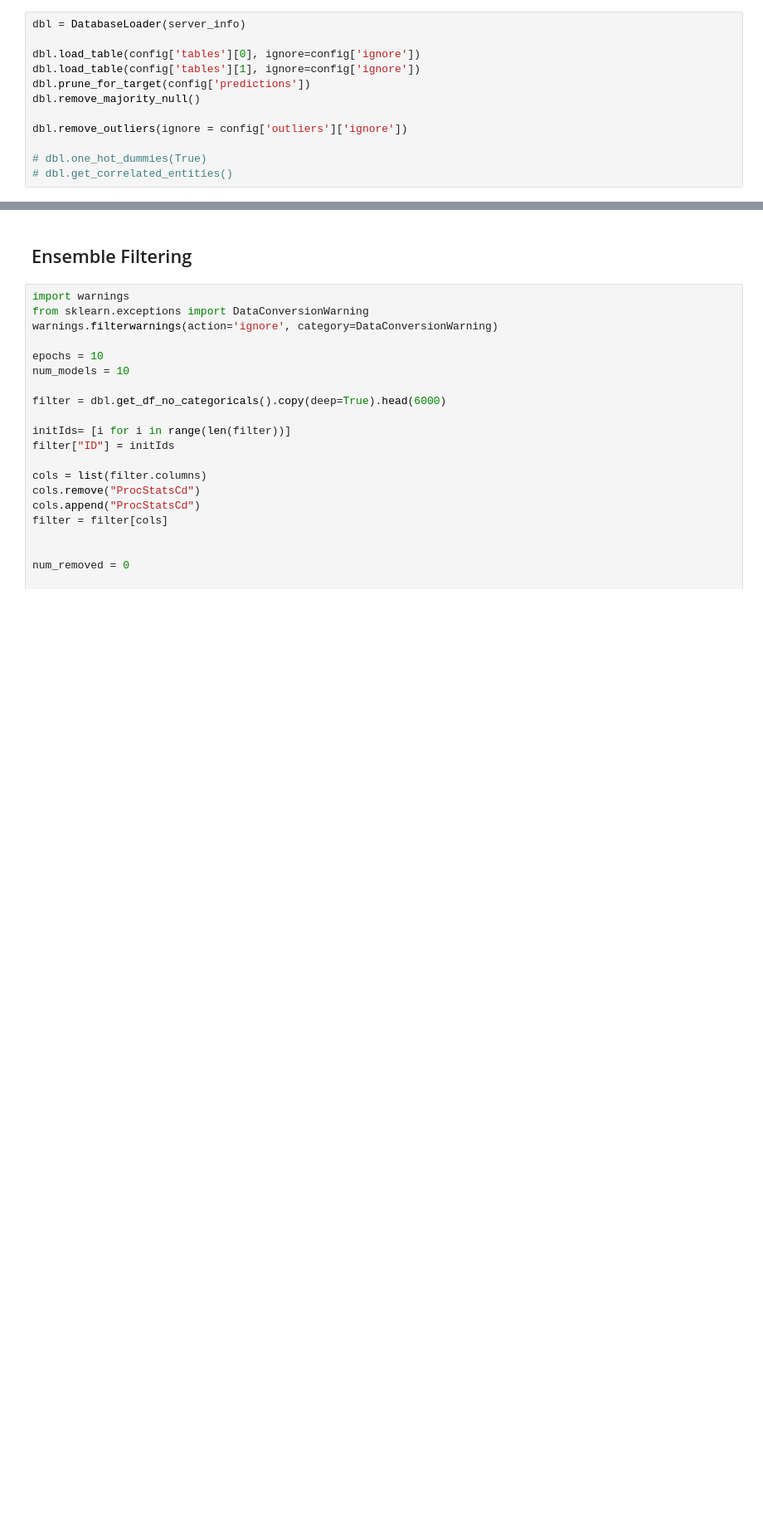
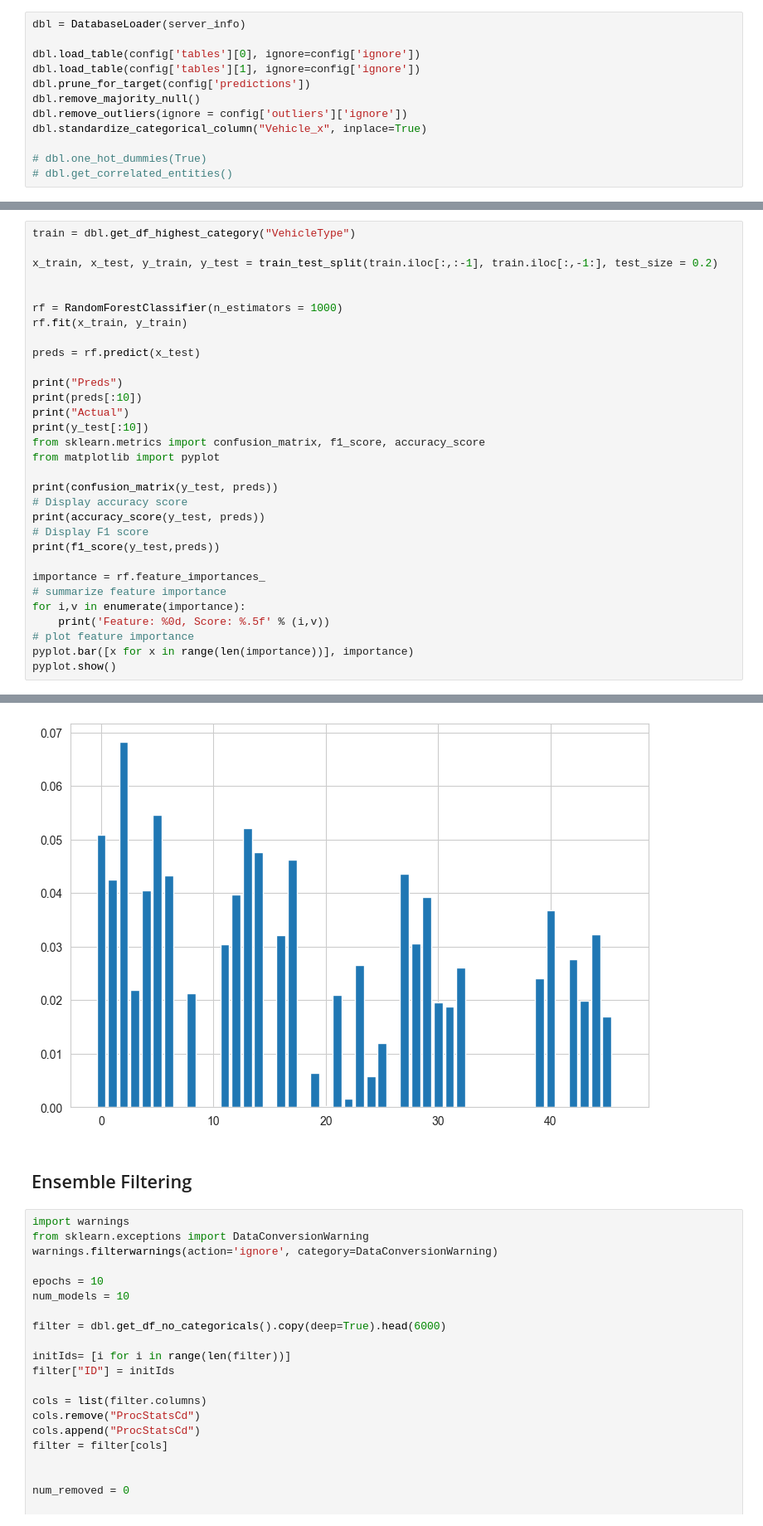
Before and after one commit to mikaag/Scorelate, a Jupyter notebook: DataLoader.ipynb, the cells around one changed output, grey strips where cells are left out. Shown at 83% size. Cells and saved outputs as stored; diff of their text form; blank space fills up the shorter version.

Commit message:
Filter by type

```diff
--- a/DataLoader.ipynb
+++ b/DataLoader.ipynb
@@ -297,8 +324,8 @@ dbl.load_table(config['tables'][0], ignore=config['ignore'])
 dbl.load_table(config['tables'][1], ignore=config['ignore'])
 dbl.prune_for_target(config['predictions'])
 dbl.remove_majority_null()
-
 dbl.remove_outliers(ignore = config['outliers']['ignore'])
+dbl.standardize_categorical_column("Vehicle_x", inplace=True)
 
 # dbl.one_hot_dummies(True)
 # dbl.get_correlated_entities()
@@ -322,0 +337,32 @@ Dropping CustomScore since 44.51843043995244% of entires were Null
+# %%
+train = dbl.get_df_highest_category("VehicleType")
+
+x_train, x_test, y_train, y_test = train_test_split(train.iloc[:,:-1], train.iloc[:,-1:], test_size = 0.2)
+
+
+rf = RandomForestClassifier(n_estimators = 1000)
+rf.fit(x_train, y_train)
+
+preds = rf.predict(x_test)
+
+print("Preds")
+print(preds[:10])
+print("Actual")
+print(y_test[:10])
+from sklearn.metrics import confusion_matrix, f1_score, accuracy_score
+from matplotlib import pyplot
+
+print(confusion_matrix(y_test, preds))
+# Display accuracy score
+print(accuracy_score(y_test, preds))
+# Display F1 score
+print(f1_score(y_test,preds))
+
+importance = rf.feature_importances_
+# summarize feature importance
+for i,v in enumerate(importance):
+	print('Feature: %0d, Score: %.5f' % (i,v))
+# plot feature importance
+pyplot.bar([x for x in range(len(importance))], importance)
+pyplot.show()
+# %% [output]
@@ -323,3 +386,4 @@ Dropping CustomScore since 44.51843043995244% of entires were Null
+[figure, added]
 # %% [markdown]
 ## Ensemble Filtering
 # %%
```
Also changed, not shown: parts of 6 cells of this notebook.
